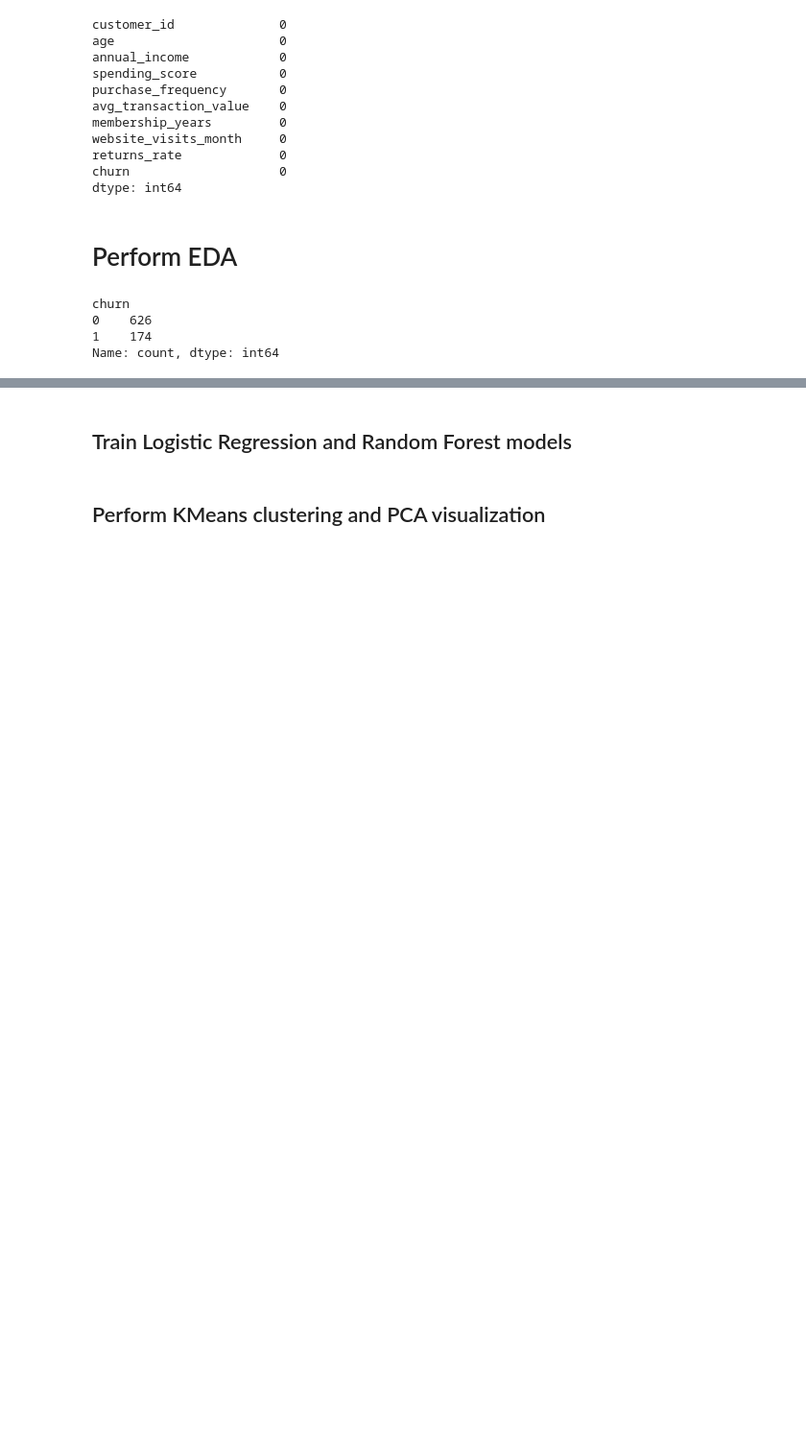
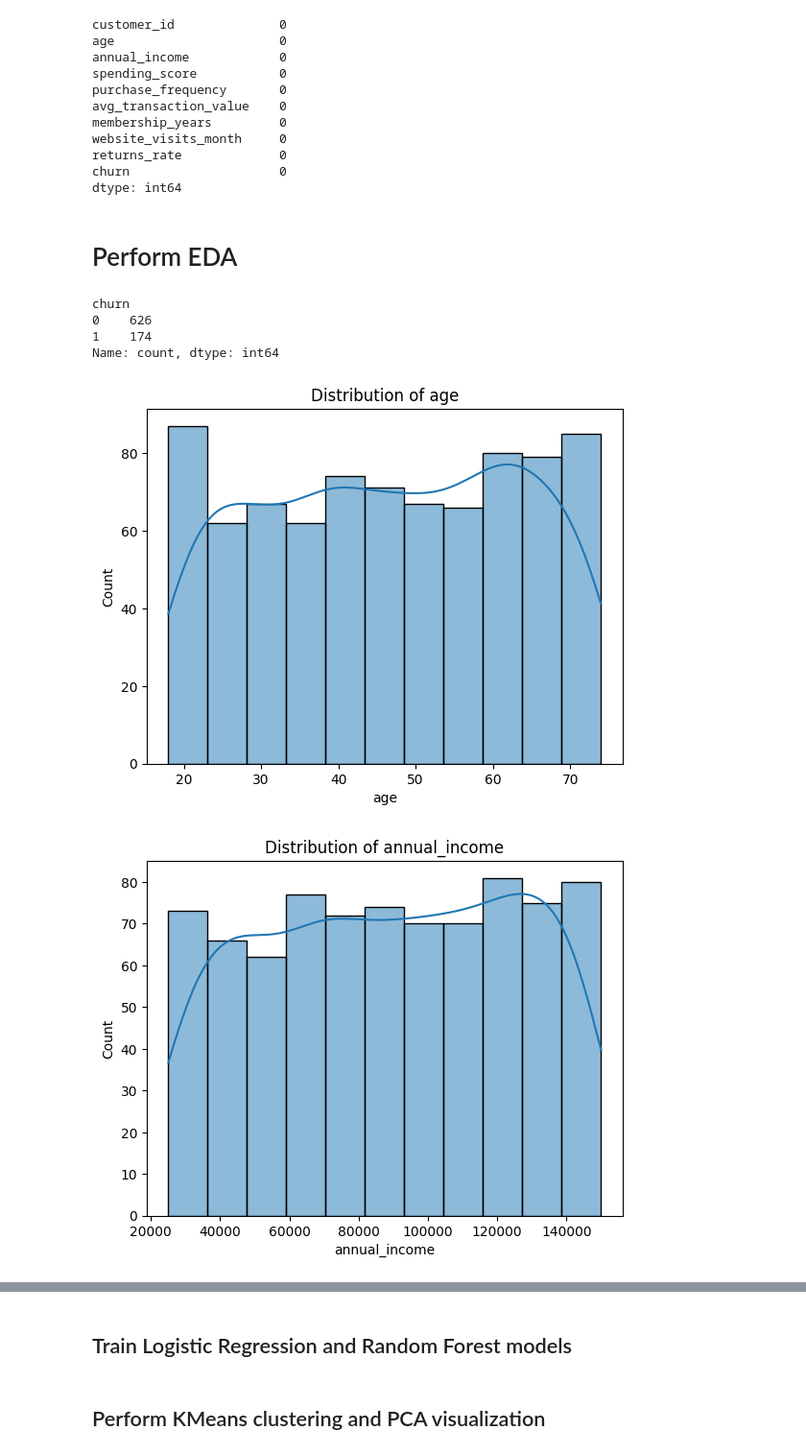
Before and after one commit to IdayatSanni/customerChurn, a Jupyter notebook: AI_Business_Midterm_Student.ipynb, the cells around one changed output, grey strips where cells are left out. Shown at 96% size. Cells and saved outputs as stored; diff of their text form; code cells hidden in the pictures; blank space fills up the shorter version.

Commit message:
Analyze column distribution

```diff
--- a/AI_Business_Midterm_Student.ipynb
+++ b/AI_Business_Midterm_Student.ipynb
@@ -81,3 +82,15 @@ churn
 0    626
 1    174
 Name: count, dtype: int64
+# %%
+# Explore customer distribution
+columns = df.columns[1:]
+
+for col in columns:
+    plt.figure()
+    sns.histplot(df[col], kde=True)
+    plt.title(f"Distribution of {col}")
+    plt.show()
+# %% [output]
+[figure, added]
+[figure, added]
```
Also changed, not shown: parts of 3 cells of this notebook.
